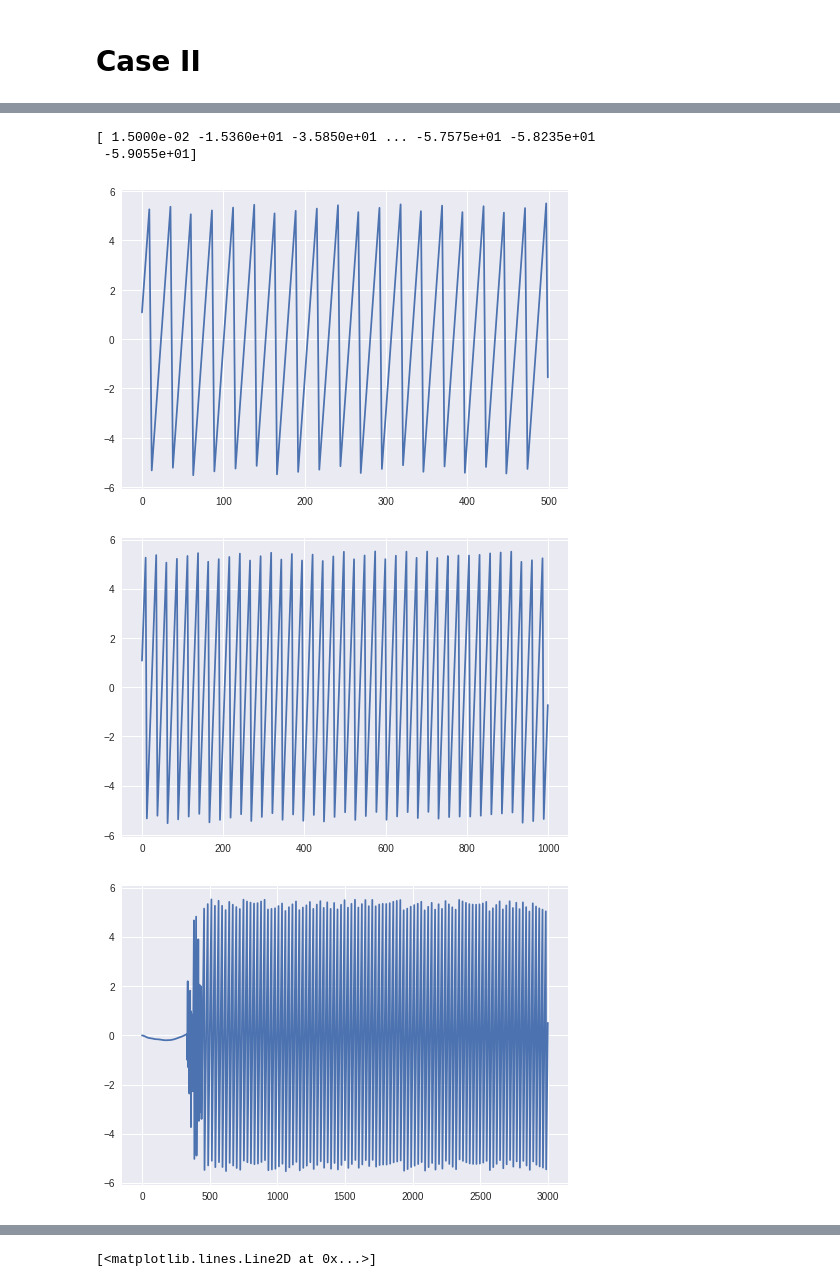
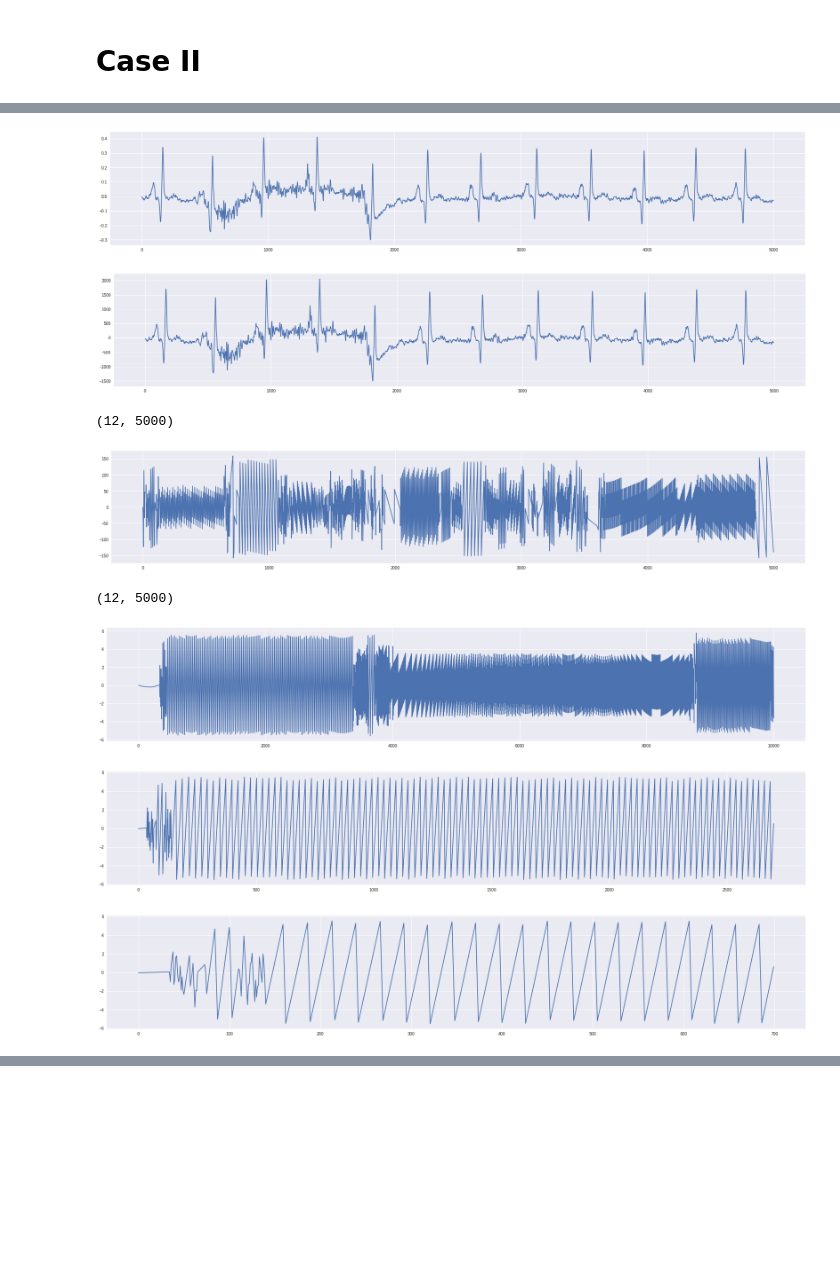
Before and after one commit to Apollo1840/ecg-contec, a Jupyter notebook: ecg2scp.ipynb, the cells around one changed output, grey strips where cells are left out. Saved outputs shown, nothing was run; the diff lists cells and outputs as text; code cells hidden in the pictures; blank space fills up the shorter version.

```diff
--- a/ecg2scp.ipynb
+++ b/ecg2scp.ipynb
@@ -107,20 +45,50 @@ plt.plot(ecg_r.data[0])
-# %%
-print(ecg_r.data[0])
-# %% [output]
-[ 1.5000e-02 -1.5360e+01 -3.5850e+01 ... -5.7575e+01 -5.8235e+01
- -5.9055e+01]
+# %%
+# load from scp
+rid = "Example"
+ecg = ECG.from_scp("test", rid, data_dir=data_dir)
+plt.figure(figsize=(30, 5))
+plt.plot(ecg.data[0])
+plt.show()
+
+
+# export scp file
+ecg_b = ECGBasic(np.array(ecg.data*5000, dtype=np.int32))
+plt.figure(figsize=(30, 5))
+plt.plot(ecg_b.data[0])
+plt.show()
+print(ecg_b.data.shape)
+
+ecg_b.export_scp(os.path.join(data_dir, "{}_r.scp".format(rid)))
+
+# reload from ther exported scp
+ecg_r = ECG.from_scp("test", "{}_r".format(rid), data_dir=data_dir)
+plt.figure(figsize=(30, 5))
+plt.plot(ecg_r.data[0])
+plt.show()
+print(ecg_r.data.shape)
+# %% [output]
+[figure, added]
+[figure, added]
+(12, 5000)
+[figure, added]
+(12, 5000)
 # %%
 ecg = ECG.from_scp("test", "demo", data_dir=data_dir)
-plt.plot(ecg.data[0, 1000:1500])
+plt.figure(figsize=(30, 5))
+plt.plot(ecg.data[0])
 plt.show()
-plt.plot(ecg.data[0, 1000:2000])
+plt.figure(figsize=(30, 5))
+plt.plot(ecg.data[0, 300:3000])
 plt.show()
-plt.plot(ecg.data[0, :3000])
+# plt.plot(ecg.data[0, 4000:6000])
+# plt.show()
+plt.figure(figsize=(30, 5))
+plt.plot(ecg.data[0, 300:1000])
 plt.show()
-plt.plot(ecg.data[0, 4000:6000])
+plt.figure(figsize=(30, 5))
+plt.plot(ecg.data[0, 300:500])
 plt.show()
-plt.plot(ecg.data[0])
 # %% [output]
-[figure, old version]
+[figure, new version]
-[figure, old version]
+[figure, new version]
-[figure, old version]
+[figure, new version]
@@ -128 +95,0 @@ plt.plot(ecg.data[0])
-[<matplotlib.lines.Line2D at 0x...>]
```
Also changed, not shown: parts of 16 cells of this notebook, 3 other files.
